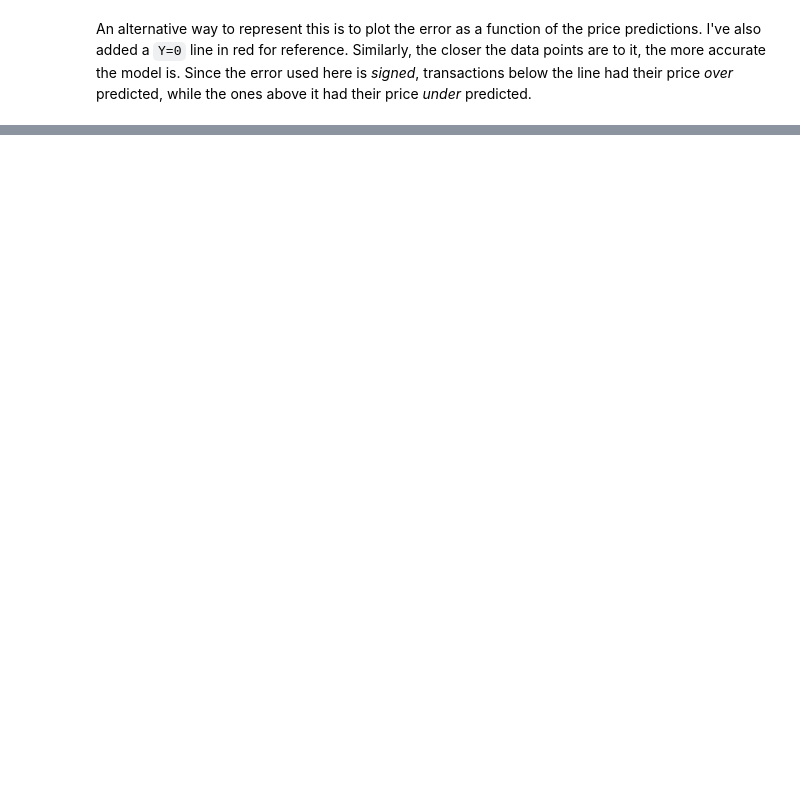
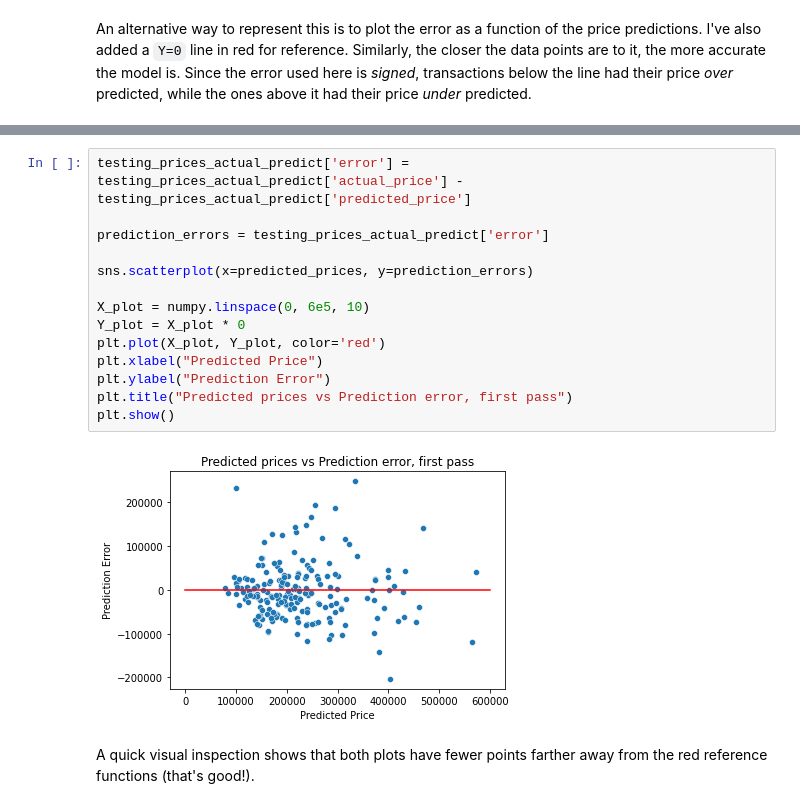
Before and after one commit to schledererj/cs6340-project-2, a Jupyter notebook: CS6340_Lab_2.ipynb, the cells around one changed output, grey strips where cells are left out. Cells and saved outputs as stored; diff of their text form; blank space fills up the shorter version.

```diff
--- a/CS6340_Lab_2.ipynb
+++ b/CS6340_Lab_2.ipynb
@@ -286,0 +380,18 @@ Removing the outliers is a good and cheap way to improve the accuracy of the mod
+# %%
+testing_prices_actual_predict['error'] = testing_prices_actual_predict['actual_price'] - testing_prices_actual_predict['predicted_price']
+
+prediction_errors = testing_prices_actual_predict['error']
+
+sns.scatterplot(x=predicted_prices, y=prediction_errors)
+
+X_plot = numpy.linspace(0, 6e5, 10)
+Y_plot = X_plot * 0
+plt.plot(X_plot, Y_plot, color='red')
+plt.xlabel("Predicted Price")
+plt.ylabel("Prediction Error")
+plt.title("Predicted prices vs Prediction error, first pass")
+plt.show()
+# %% [output]
+[figure, added]
+# %% [markdown]
+A quick visual inspection shows that both plots have fewer points farther away from the red reference functions (that's good!).
```
Also changed, not shown: parts of 18 cells of this notebook.
